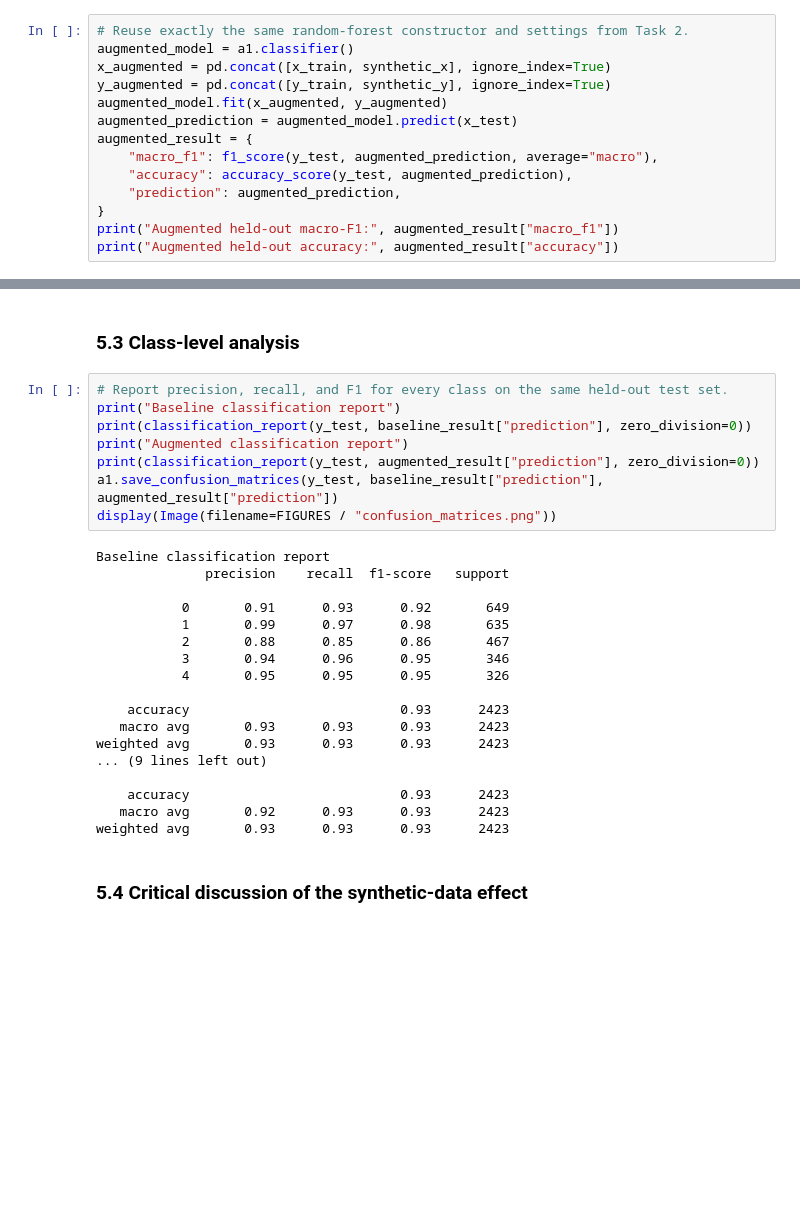
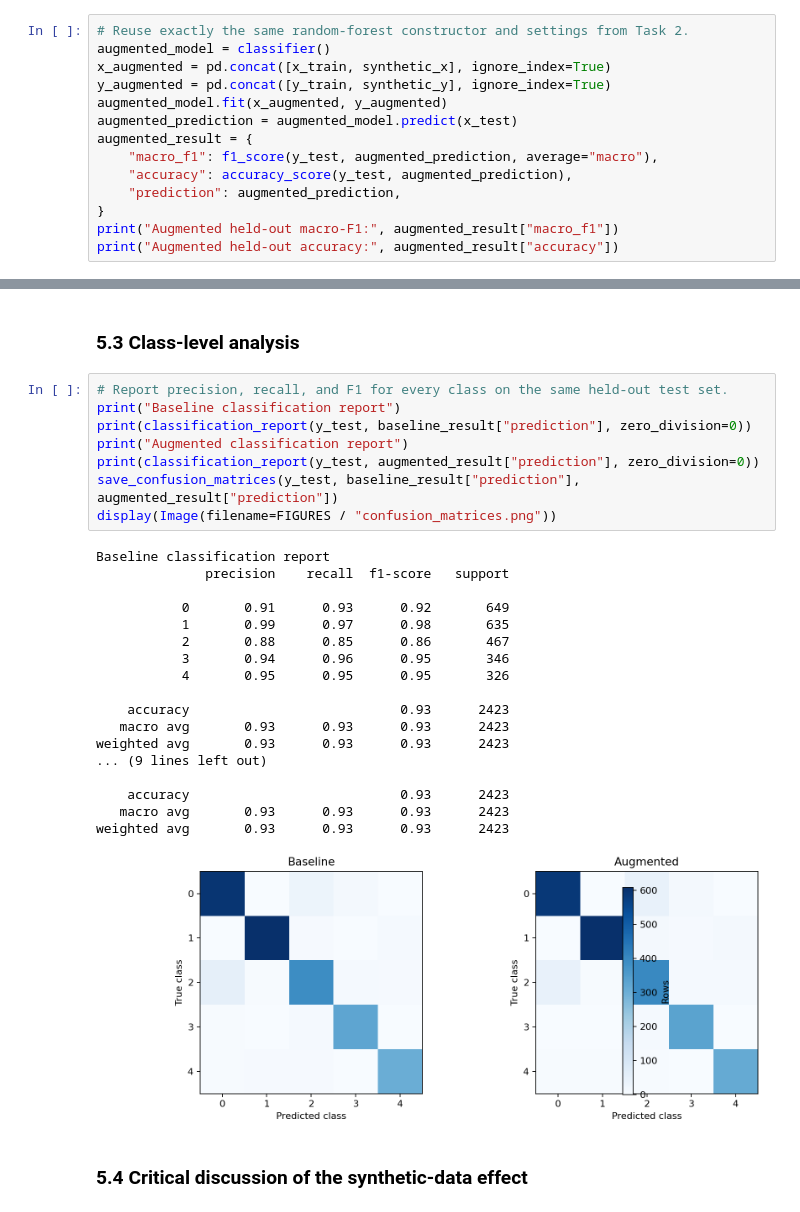
Before and after one commit to yangliunz/1173808-COMP662A1, a Jupyter notebook: notebooks/1173808_Assignment1.ipynb, the cells around one changed output, grey strips where cells are left out. Cells and saved outputs as stored; diff of their text form; blank space fills up the shorter version.

```diff
--- a/notebooks/1173808_Assignment1.ipynb
+++ b/notebooks/1173808_Assignment1.ipynb
@@ -213,7 +302,7 @@ The quality table is evaluated only within classes 1–4, which are the classes
 ### 5.1 Train the augmented classifier with the Task 2 model, preprocessing, and hyperparameters
 # %%
 # Reuse exactly the same random-forest constructor and settings from Task 2.
-augmented_model = a1.classifier()
+augmented_model = classifier()
 x_augmented = pd.concat([x_train, synthetic_x], ignore_index=True)
 y_augmented = pd.concat([y_train, synthetic_y], ignore_index=True)
 augmented_model.fit(x_augmented, y_augmented)
@@ -253,29 +343,30 @@ plt.show()
 # %%
 # Report precision, recall, and F1 for every class on the same held-out test set.
 print("Baseline classification report")
 print(classification_report(y_test, baseline_result["prediction"], zero_division=0))
 print("Augmented classification report")
 print(classification_report(y_test, augmented_result["prediction"], zero_division=0))
-a1.save_confusion_matrices(y_test, baseline_result["prediction"], augmented_result["prediction"])
+save_confusion_matrices(y_test, baseline_result["prediction"], augmented_result["prediction"])
 display(Image(filename=FIGURES / "confusion_matrices.png"))
 # %% [output]
 Baseline classification report
               precision    recall  f1-score   support
 
            0       0.91      0.93      0.92       649
            1       0.99      0.97      0.98       635
            2       0.88      0.85      0.86       467
            3       0.94      0.96      0.95       346
            4       0.95      0.95      0.95       326
 
     accuracy                           0.93      2423
    macro avg       0.93      0.93      0.93      2423
 weighted avg       0.93      0.93      0.93      2423
 ... (9 lines left out)
 
     accuracy                           0.93      2423
-   macro avg       0.92      0.93      0.93      2423
+   macro avg       0.93      0.93      0.93      2423
 weighted avg       0.93      0.93      0.93      2423
+[figure, added]
 # %% [markdown]
 ### 5.4 Critical discussion of the synthetic-data effect
 # %% [markdown]
```
Also changed, not shown: parts of 12 cells of this notebook, 5 other files.
